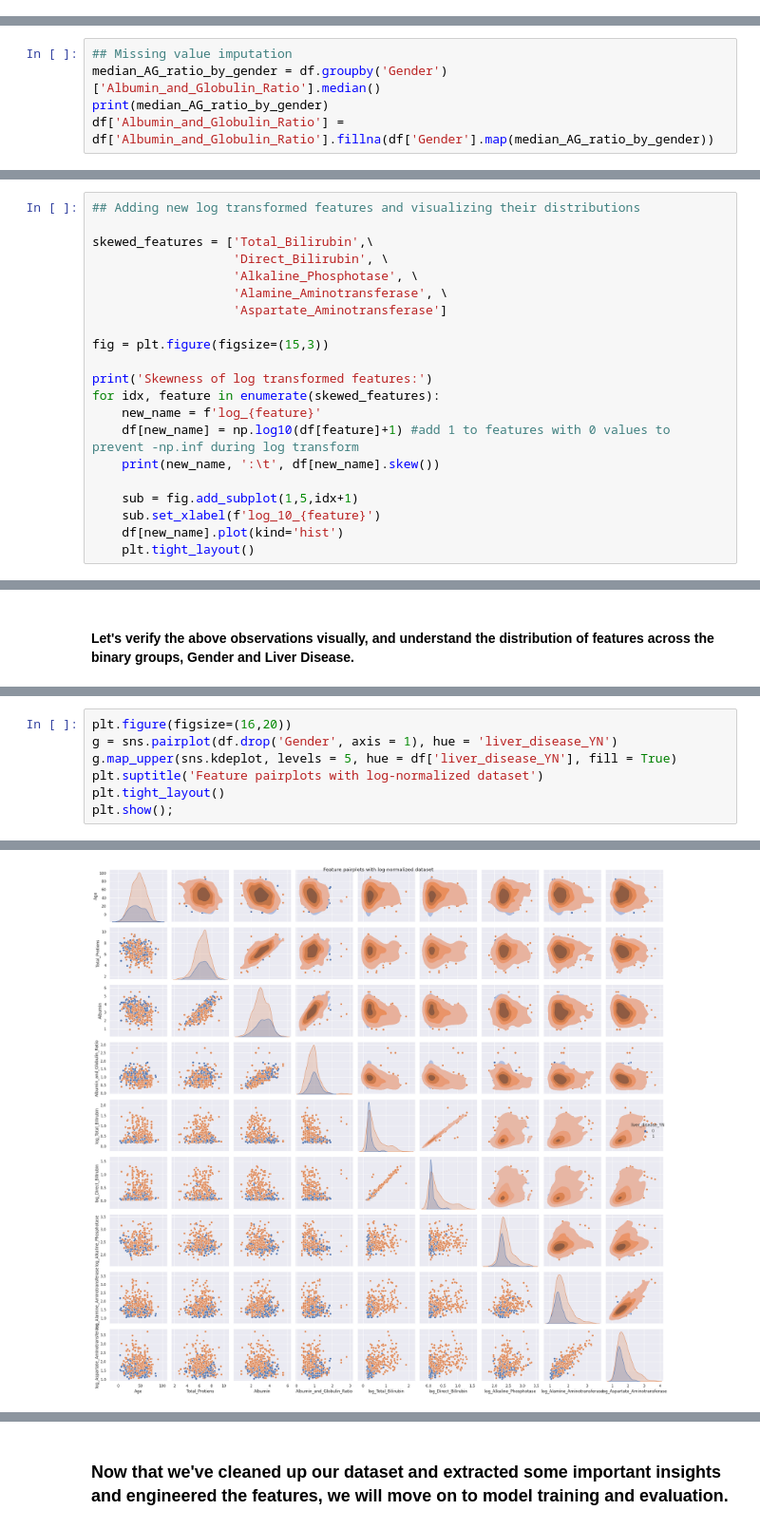
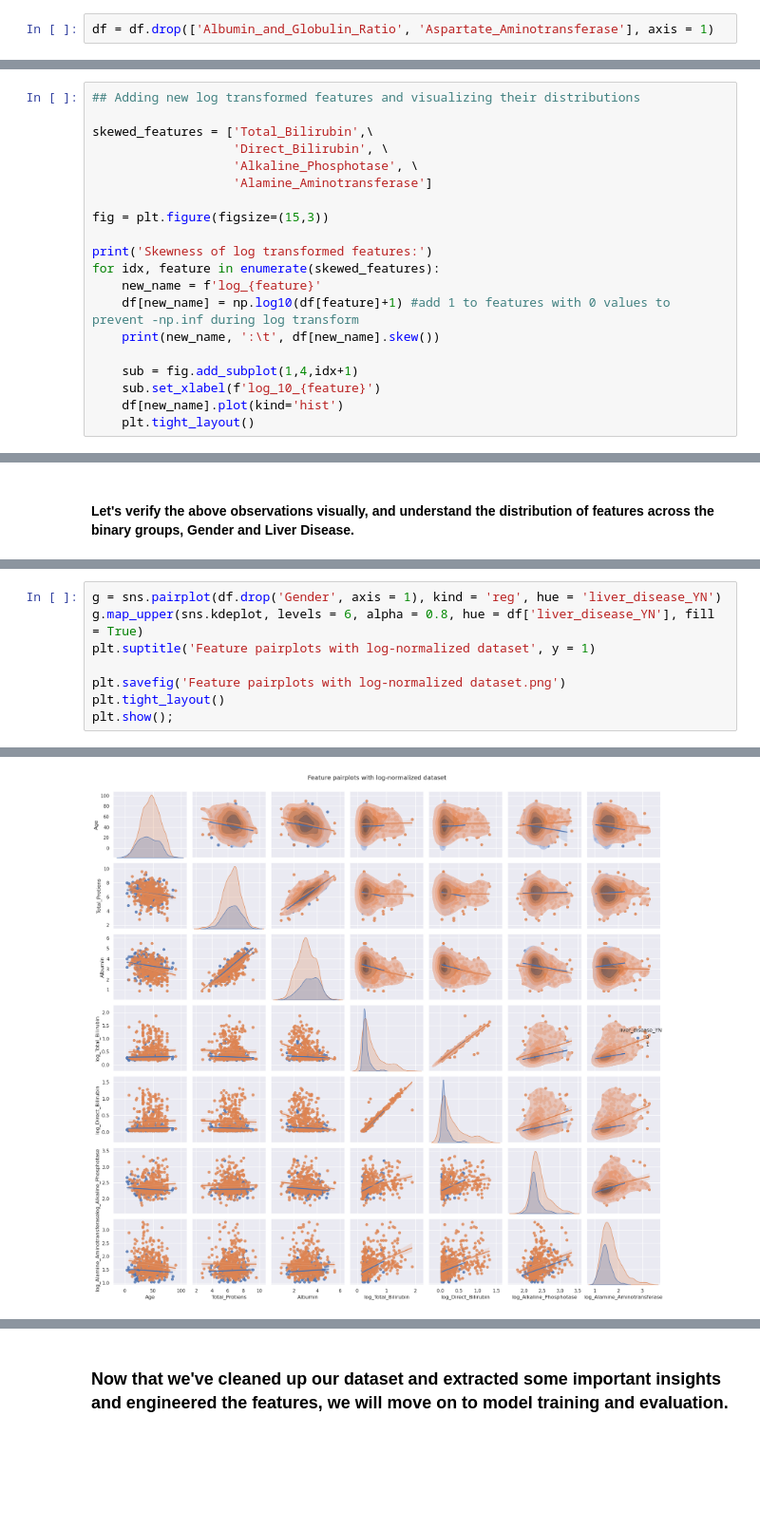
Before and after one commit to hantablack9/Indian-Liver-Patients-Classification, a Jupyter notebook: indian-liver-patients-classification.ipynb, the cells around one changed output, grey strips where cells are left out. Shown at 95% size. Saved outputs shown, nothing was run; the diff lists cells and outputs as text; blank space fills up the shorter version.

Commit message:
Kaggle Notebook | Indian Liver Patients Classification | Version 8

```diff
--- a/indian-liver-patients-classification.ipynb
+++ b/indian-liver-patients-classification.ipynb
@@ -67,2 +102,4 @@ df.info()
+# %%
+df = df.drop(['Albumin_and_Globulin_Ratio', 'Aspartate_Aminotransferase'], axis = 1)
 # %%
 df.describe()
@@ -95,9 +172,4 @@ df.replace(gender_replace_dict, inplace = True)
 ## I will change this into a binary 0 & 1 feature
 target_replace_dict = {1:1, 2:0}
 df['liver_disease_YN'].replace(target_replace_dict, inplace = True)
-# %%
-## Missing value imputation
-median_AG_ratio_by_gender = df.groupby('Gender')['Albumin_and_Globulin_Ratio'].median()
-print(median_AG_ratio_by_gender)
-df['Albumin_and_Globulin_Ratio'] = df['Albumin_and_Globulin_Ratio'].fillna(df['Gender'].map(median_AG_ratio_by_gender))
 # %% [markdown]
@@ -188,8 +206,7 @@ df.skew()
 skewed_features = ['Total_Bilirubin',\
                    'Direct_Bilirubin', \
                    'Alkaline_Phosphotase', \
-                   'Alamine_Aminotransferase', \
-                   'Aspartate_Aminotransferase']
+                   'Alamine_Aminotransferase']
 
 fig = plt.figure(figsize=(15,3))
 
@@ -199,7 +216,7 @@ for idx, feature in enumerate(skewed_features):
     df[new_name] = np.log10(df[feature]+1) #add 1 to features with 0 values to prevent -np.inf during log transform
     print(new_name, ':\t', df[new_name].skew())
 
-    sub = fig.add_subplot(1,5,idx+1)
+    sub = fig.add_subplot(1,4,idx+1)
     sub.set_xlabel(f'log_10_{feature}')
     df[new_name].plot(kind='hist')
     plt.tight_layout()
@@ -296,8 +333,9 @@ for feature in df_outliers_dropped.drop(['Gender', 'liver_disease_YN'],axis=1).c
 # %%
-plt.figure(figsize=(16,20))
-g = sns.pairplot(df.drop('Gender', axis = 1), hue = 'liver_disease_YN')
-g.map_upper(sns.kdeplot, levels = 5, hue = df['liver_disease_YN'], fill = True)
-plt.suptitle('Feature pairplots with log-normalized dataset')
+g = sns.pairplot(df.drop('Gender', axis = 1), kind = 'reg', hue = 'liver_disease_YN')
+g.map_upper(sns.kdeplot, levels = 6, alpha = 0.8, hue = df['liver_disease_YN'], fill = True)
+plt.suptitle('Feature pairplots with log-normalized dataset', y = 1)
+
+plt.savefig('Feature pairplots with log-normalized dataset.png')
 plt.tight_layout()
 plt.show();
 # %% [output]
@@ -305 +342 @@ plt.show();
-[figure, old version]
+[figure, new version]
```
Also changed, not shown: parts of 68 cells of this notebook.
